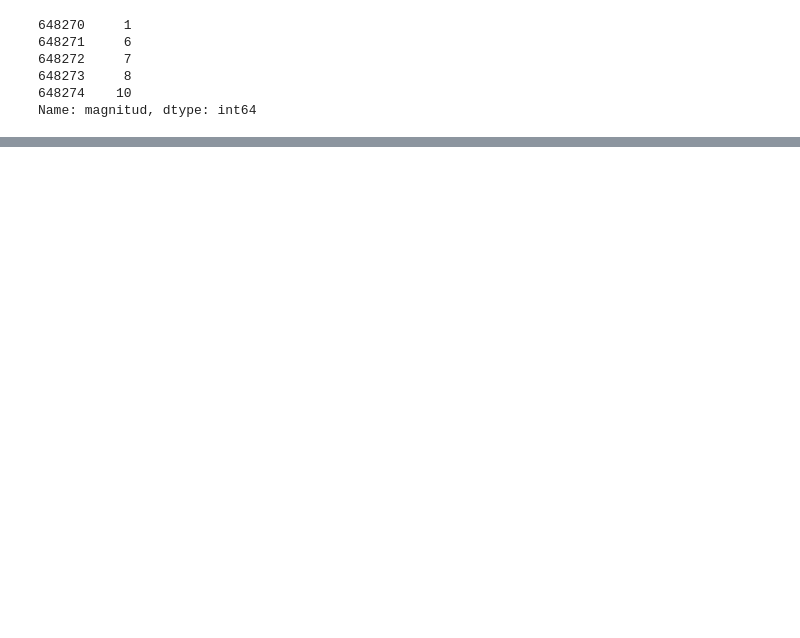
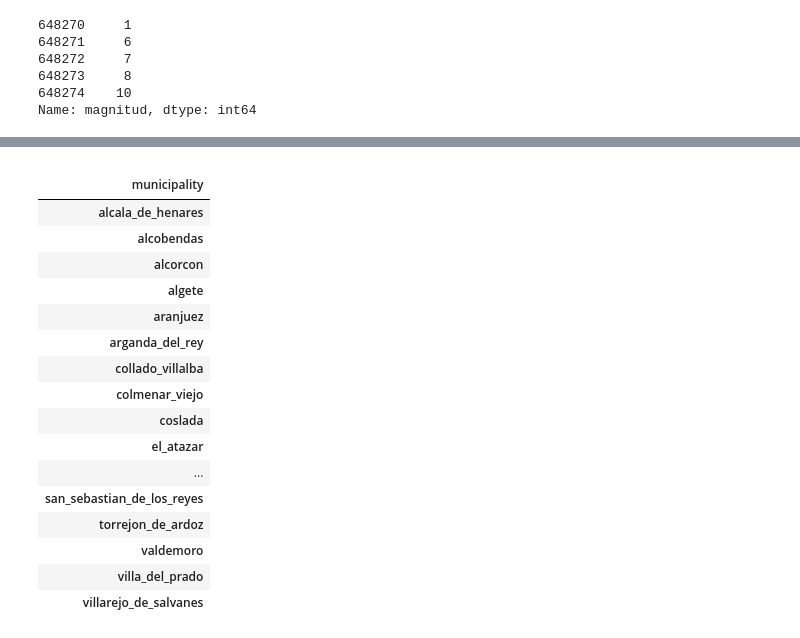
Before and after one commit to JCastillo1997/Inhale-the-present-exhale-the-past.-, a Jupyter notebook: EDA/EDA.ipnyb/EDA_air.ipynb, the cells around one changed output, grey strips where cells are left out. Drawn from its saved outputs; the diff is of its cells as text; code cells hidden in the pictures; blank space fills up the shorter version.

```diff
--- a/EDA/EDA.ipnyb/EDA_air.ipynb
+++ b/EDA/EDA.ipnyb/EDA_air.ipynb
@@ -195,0 +367,21 @@ TtestResult(statistic=35.17886491767936, pvalue=1.0, df=154178)
+# %%
+dfsql2
+# %% [output]
+|  |
+| municipality |
+| alcala_de_henares |
+| alcobendas |
+| alcorcon |
+| algete |
+| aranjuez |
+| arganda_del_rey |
+| collado_villalba |
+| colmenar_viejo |
+| coslada |
+| el_atazar |
+| ... |
+| san_sebastian_de_los_reyes |
+| torrejon_de_ardoz |
+| valdemoro |
+| villa_del_prado |
+| villarejo_de_salvanes |
```
Also changed, not shown: parts of 31 cells of this notebook, 10 other files.
